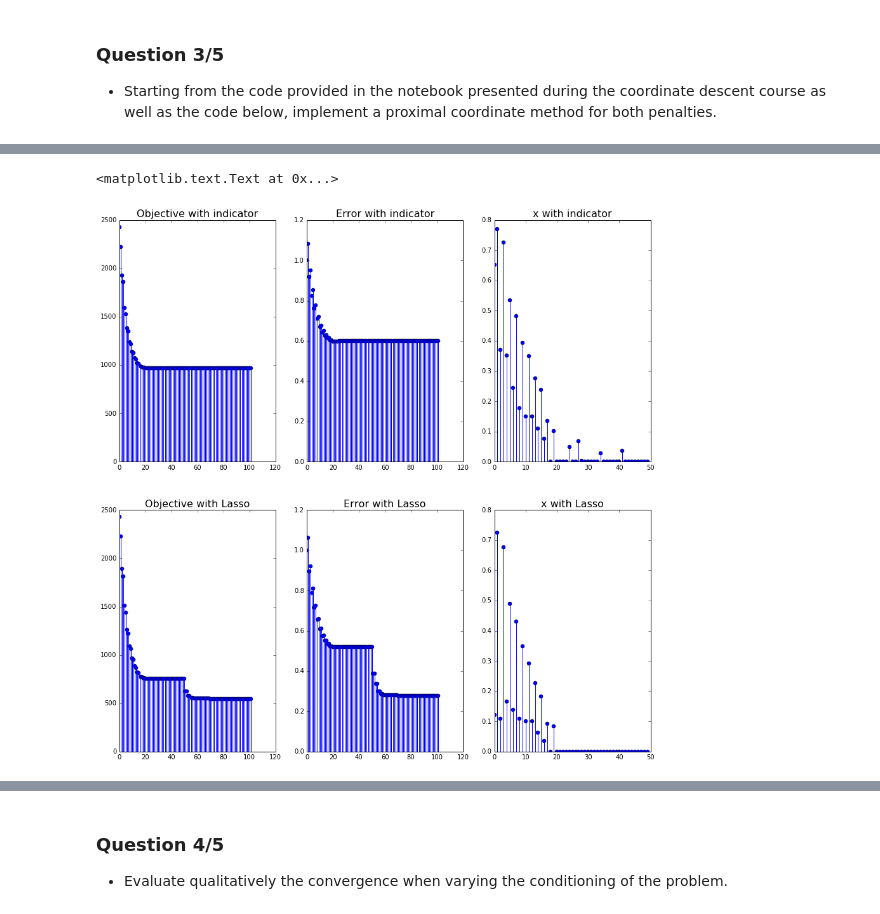
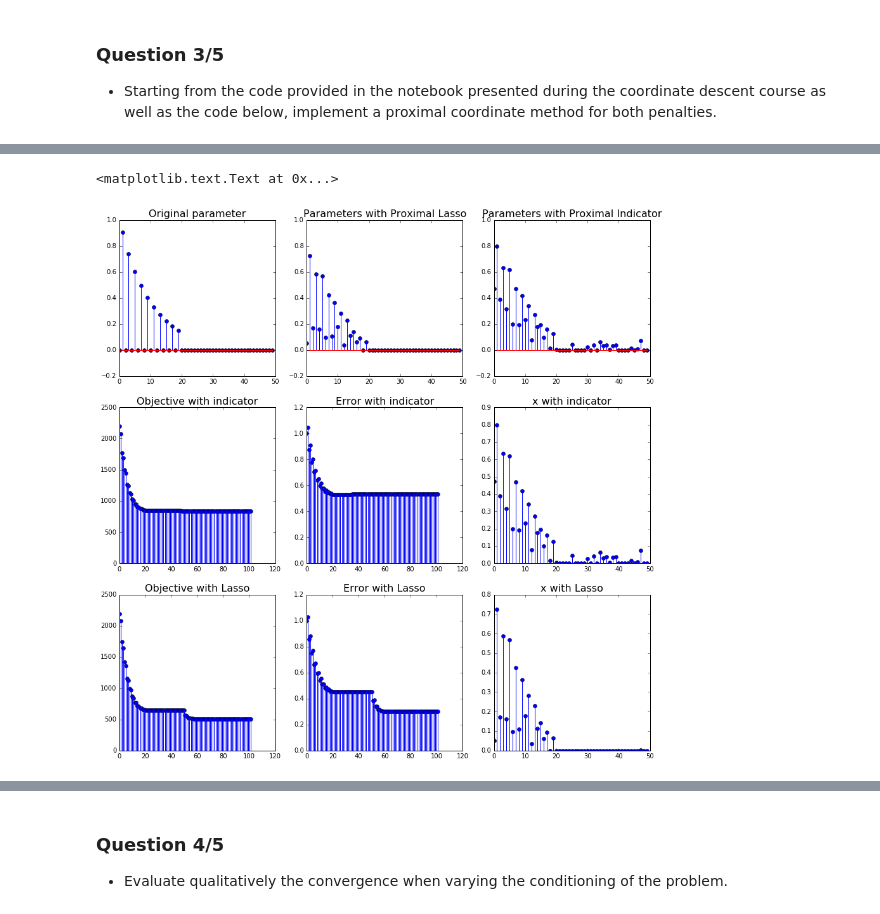
Before and after one commit to leotreguer/Optimization-for-Data-Science, a Jupyter notebook: tp_cd_treguer_leo_and_miah_mehdi.ipynb, the cells around one changed output, grey strips where cells are left out. Cells and saved outputs as stored; diff of their text form; code cells hidden in the pictures.

```diff
--- a/tp_cd_treguer_leo_and_miah_mehdi.ipynb
+++ b/tp_cd_treguer_leo_and_miah_mehdi.ipynb
@@ -326,29 +328,44 @@ Lauching Coordinate Descent solver...
 # %%
 plt.figure(figsize=(15.0, 15.0))
 
-plt.subplot(2, 3, 1)
+plt.subplot(3, 3, 1)
+plt.stem(coefs)
+plt.title("Original parameter", fontsize=16)
+plt.ylim([-0.2, 1])
+
+plt.subplot(3, 3, 2)
+plt.stem(x_lasso)
+plt.title("Parameters with Proximal Lasso", fontsize=16)
+plt.ylim([-0.2, 1])
+
+plt.subplot(3, 3, 3)
+plt.stem(x_ind)
+plt.title("Parameters with Proximal Indicator", fontsize=16)
+plt.ylim([-0.2, 1])
+
+plt.subplot(3, 3, 4)
 plt.stem(obj_ind)
 plt.title("Objective with indicator", fontsize=16)
 
-plt.subplot(2, 3, 2)
+plt.subplot(3, 3, 5)
 plt.stem(err_ind)
 plt.title("Error with indicator", fontsize=16)
 
-plt.subplot(2, 3, 3)
+plt.subplot(3, 3, 6)
 plt.stem(x_ind)
 plt.title("x with indicator", fontsize=16)
 
-plt.subplot(2, 3, 4)
+plt.subplot(3, 3, 7)
 plt.stem(obj_lasso)
 plt.title("Objective with Lasso", fontsize=16)
 
-plt.subplot(2, 3, 5)
+plt.subplot(3, 3, 8)
 plt.stem(err_lasso)
 plt.title("Error with Lasso", fontsize=16)
 
-plt.subplot(2, 3, 6)
+plt.subplot(3, 3, 9)
 plt.stem(x_lasso)
 plt.title("x with Lasso", fontsize=16)
 # %% [output]
 <matplotlib.text.Text at 0x...>
-[figure, old version]
+[figure, new version]
```
Also changed, not shown: parts of 10 cells of this notebook.
